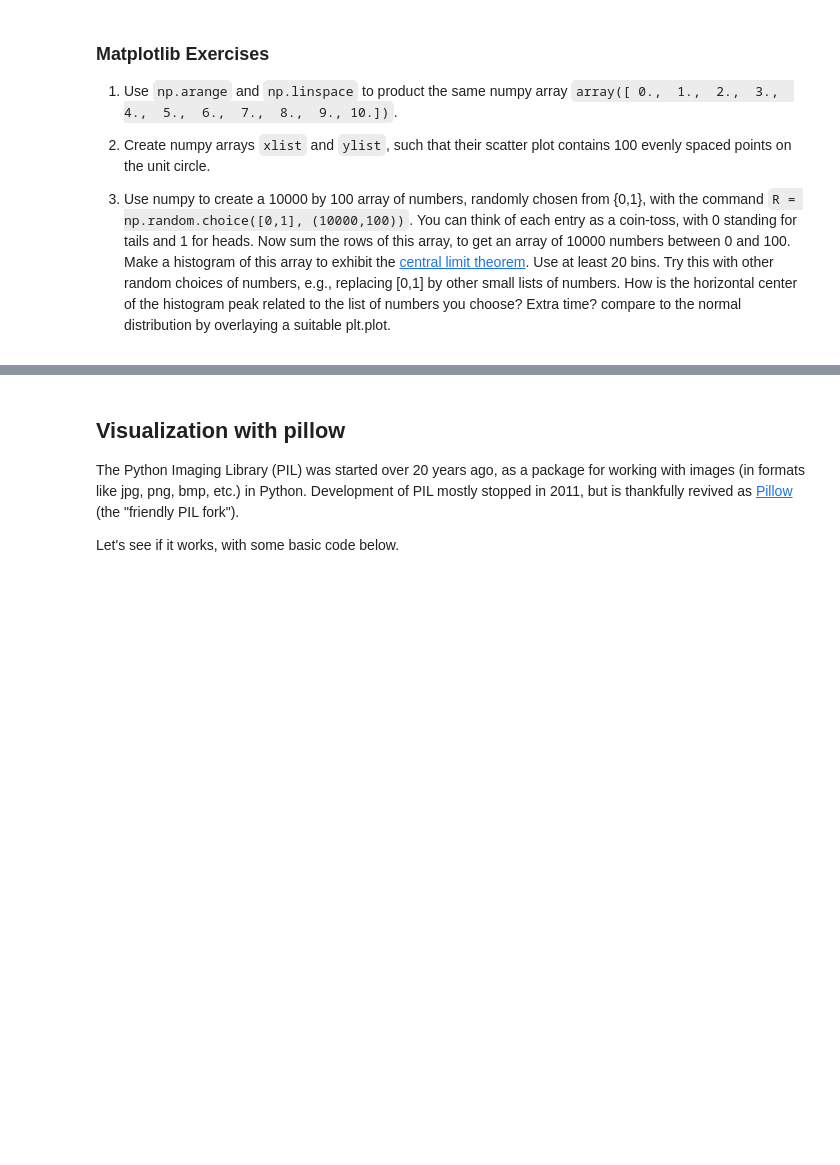
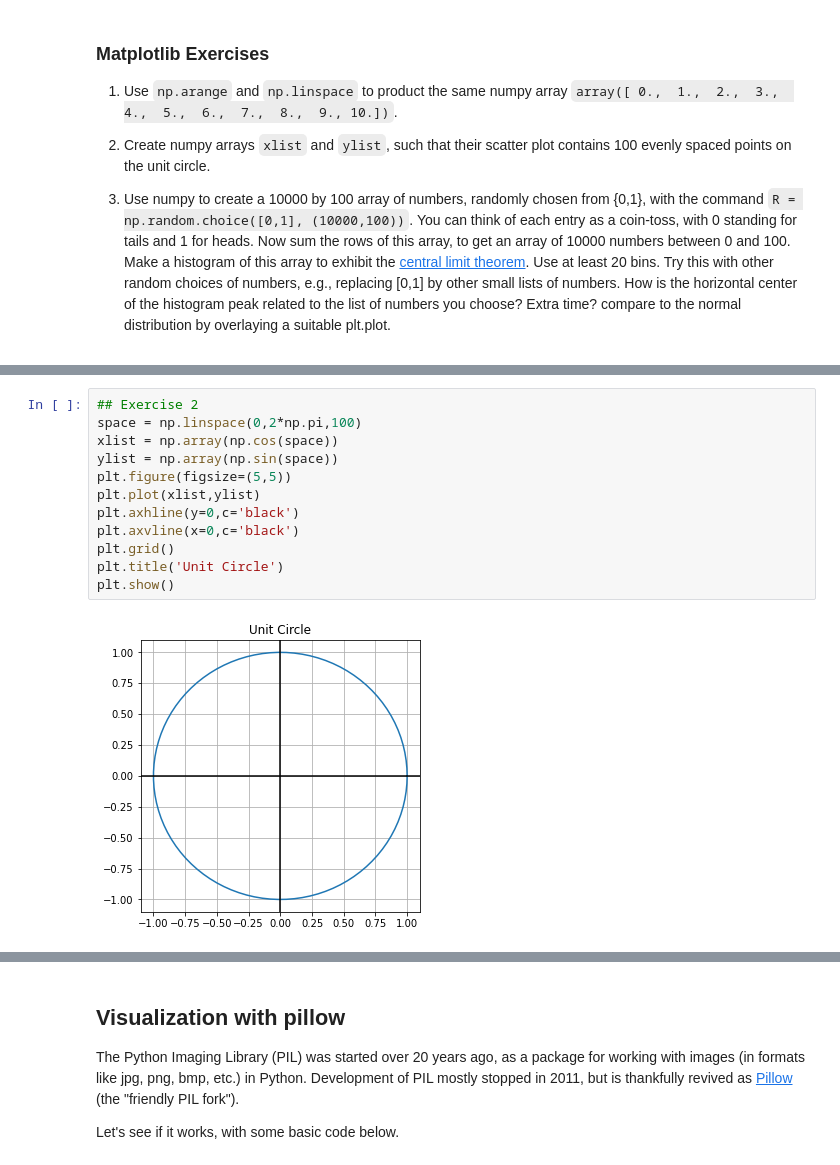
Before and after one commit to 001hazel/Math-152, a Jupyter notebook: P4M_Notebook_4.ipynb, the cells around one changed output, grey strips where cells are left out. Cells and saved outputs as stored; diff of their text form; blank space fills up the shorter version.

```diff
--- a/P4M_Notebook_4.ipynb
+++ b/P4M_Notebook_4.ipynb
@@ -918,0 +978,14 @@ The command `np.linspace(start, stop, length)` creates a numpy array that begins
+# %%
+## Exercise 2
+space = np.linspace(0,2*np.pi,100)
+xlist = np.array(np.cos(space))
+ylist = np.array(np.sin(space))
+plt.figure(figsize=(5,5))
+plt.plot(xlist,ylist)
+plt.axhline(y=0,c='black')
+plt.axvline(x=0,c='black')
+plt.grid()
+plt.title('Unit Circle')
+plt.show()
+# %% [output]
+[figure, added]
```
Also changed, not shown: parts of 21 cells of this notebook.
